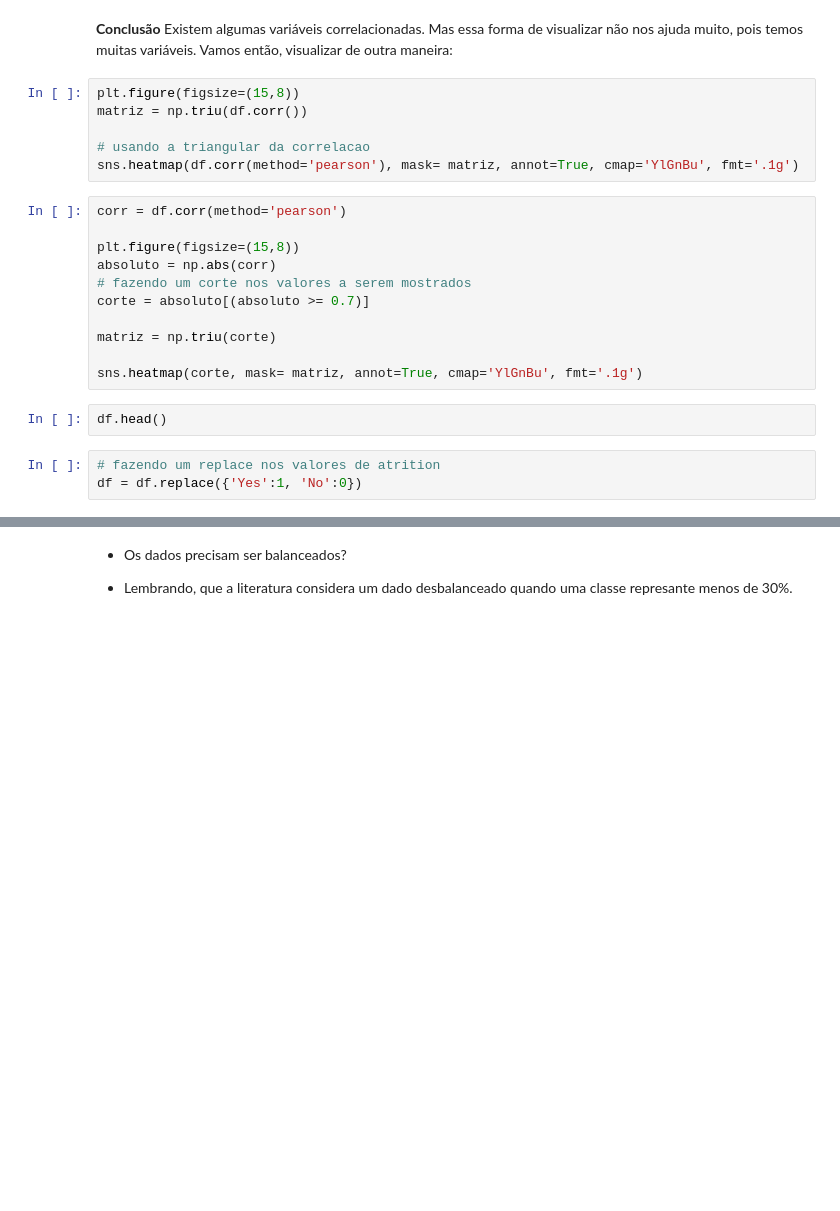
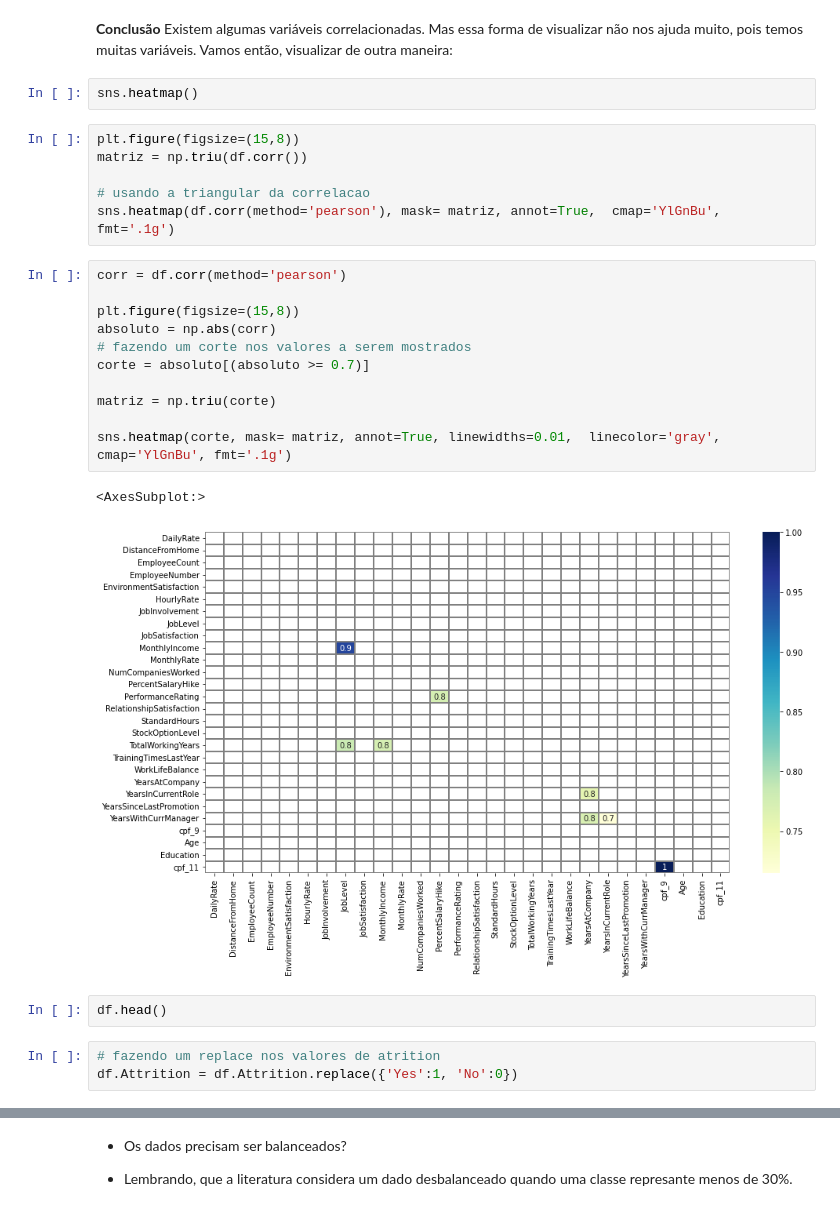
Before and after one commit to flaviobp/python-analise-dados, a Jupyter notebook: aulas/para_alunos_aula05/Aula_05_Crisp-dm-Entendendo_Dados-Copy1.ipynb, the cells around one changed output, grey strips where cells are left out. Drawn from its saved outputs; the diff is of its cells as text; blank space fills up the shorter version.

```diff
--- a/aulas/para_alunos_aula05/Aula_05_Crisp-dm-Entendendo_Dados-Copy1.ipynb
+++ b/aulas/para_alunos_aula05/Aula_05_Crisp-dm-Entendendo_Dados-Copy1.ipynb
@@ -439,27 +443,32 @@ sns.heatmap(df.corr(method='pearson'), annot=True, cmap='YlGnBu', fmt='.1g')
 plt.show()
 # %% [markdown]
 **Conclusão** Existem algumas variáveis correlacionadas. Mas essa forma de visualizar não nos ajuda muito, pois temos muitas variáveis. Vamos então, visualizar de outra maneira:
+# %%
+sns.heatmap()
 # %%
 plt.figure(figsize=(15,8))
 matriz = np.triu(df.corr())
 
 # usando a triangular da correlacao
-sns.heatmap(df.corr(method='pearson'), mask= matriz, annot=True, cmap='YlGnBu', fmt='.1g')
+sns.heatmap(df.corr(method='pearson'), mask= matriz, annot=True,  cmap='YlGnBu', fmt='.1g')
 # %%
 corr = df.corr(method='pearson')
 
 plt.figure(figsize=(15,8))
 absoluto = np.abs(corr)
 # fazendo um corte nos valores a serem mostrados
 corte = absoluto[(absoluto >= 0.7)]
 
 matriz = np.triu(corte)
 
-sns.heatmap(corte, mask= matriz, annot=True, cmap='YlGnBu', fmt='.1g')
+sns.heatmap(corte, mask= matriz, annot=True, linewidths=0.01,  linecolor='gray', cmap='YlGnBu', fmt='.1g')
+# %% [output]
+<AxesSubplot:>
+[figure, added]
 # %%
 df.head()
 # %%
 # fazendo um replace nos valores de atrition
-df = df.replace({'Yes':1, 'No':0})
+df.Attrition = df.Attrition.replace({'Yes':1, 'No':0})
 # %%
 df.head()
```
Also changed, not shown: parts of 70 cells of this notebook.
